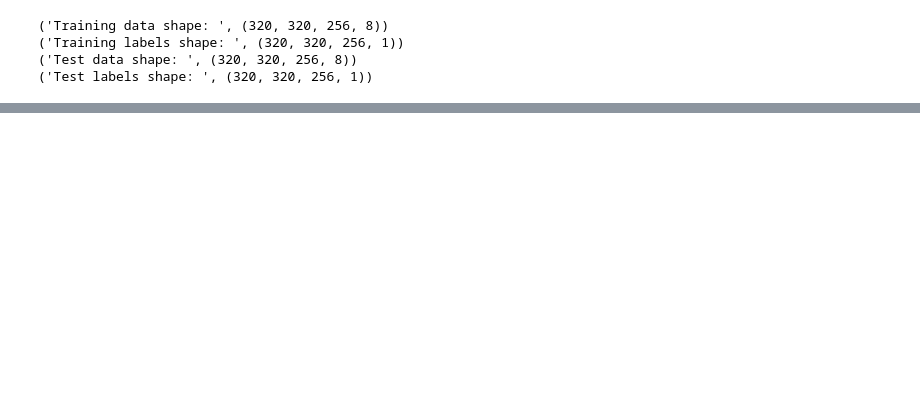
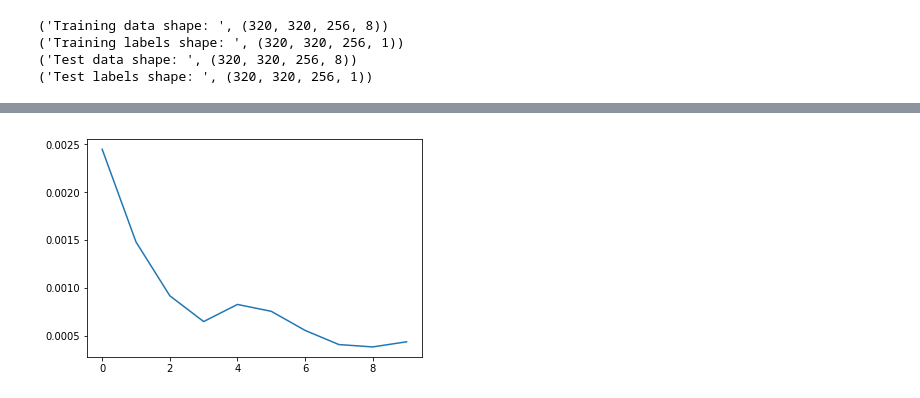
Before and after one commit to ecat/cs231n, a Jupyter notebook: python/UnetTest.ipynb, the cells around one changed output, grey strips where cells are left out. Saved outputs shown, nothing was run; the diff lists cells and outputs as text; code cells hidden in the pictures; blank space fills up the shorter version.

```diff
--- a/python/UnetTest.ipynb
+++ b/python/UnetTest.ipynb
@@ -74,6 +70,6 @@ Trainable params: 19,697
 Non-trainable params: 0
 _________________________________________________________________
 # %%
-U.train(X_train, y_train)
+history = U.train(X_train, y_train)
 # %% [output]
 Epoch 1/1
@@ -80,0 +77,5 @@ Epoch 1/1
+# %%
+plt.plot(history.losses)
+plt.show()
+# %% [output]
+[figure, added]
```
Also changed, not shown: parts of 5 cells of this notebook, 3 other files.
